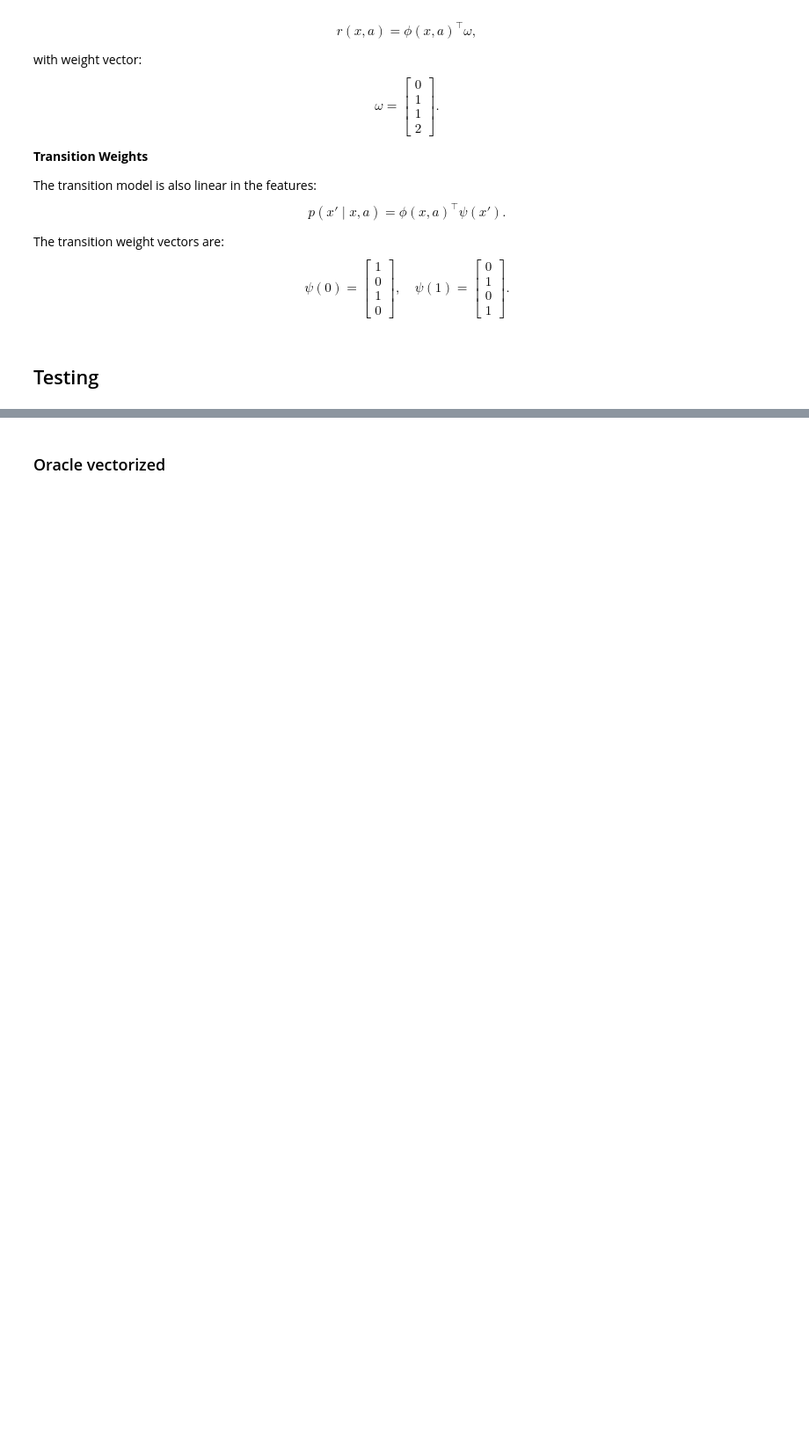
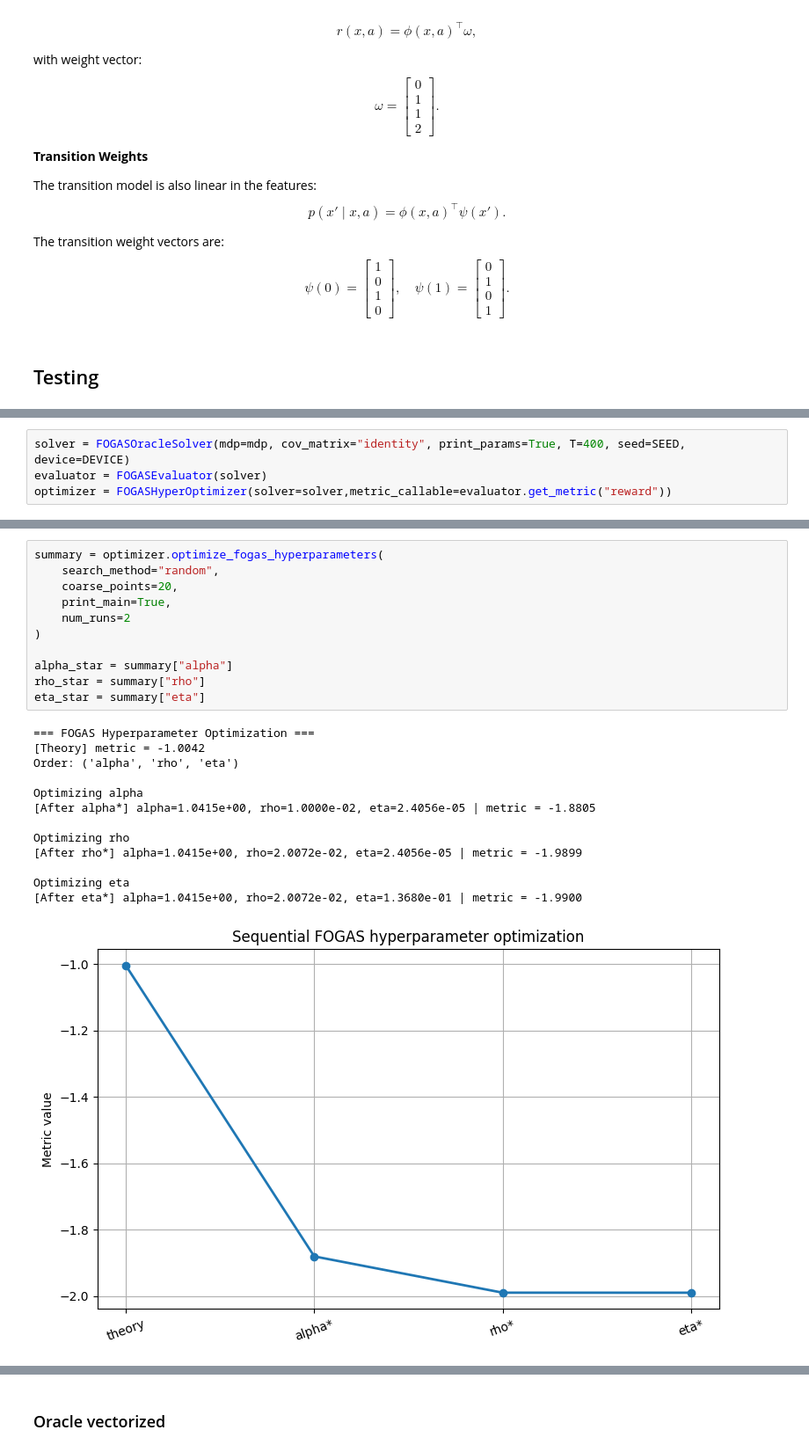
Before and after one commit to maaurod/FOGAS, a Jupyter notebook: experiments/fogas/notebooks/2State.ipynb, the cells around one changed output, grey strips where cells are left out. Shown at 88% size. Cells and saved outputs as stored; diff of their text form; blank space fills up the shorter version.

```diff
--- a/experiments/fogas/notebooks/2State.ipynb
+++ b/experiments/fogas/notebooks/2State.ipynb
@@ -168,0 +186,4 @@ mdp = PolicySolver(states=states_2d, actions=actions_2d, phi=phi, omega=omega, g
+# %%
+solver = FOGASOracleSolver(mdp=mdp, cov_matrix="identity", print_params=True, T=400, seed=SEED, device=DEVICE)
+evaluator = FOGASEvaluator(solver)
+optimizer = FOGASHyperOptimizer(solver=solver,metric_callable=evaluator.get_metric("reward"))
@@ -168,0 +208,25 @@ mdp = PolicySolver(states=states_2d, actions=actions_2d, phi=phi, omega=omega, g
+# %%
+summary = optimizer.optimize_fogas_hyperparameters(
+    search_method="random",
+    coarse_points=20,
+    print_main=True,
+    num_runs=2
+)
+
+alpha_star = summary["alpha"]
+rho_star = summary["rho"]
+eta_star = summary["eta"]
+# %% [output]
+=== FOGAS Hyperparameter Optimization ===
+[Theory] metric = -1.0042
+Order: ('alpha', 'rho', 'eta')
+
+Optimizing alpha
+[After alpha*] alpha=1.0415e+00, rho=1.0000e-02, eta=2.4056e-05 | metric = -1.8805
+
+Optimizing rho
+[After rho*] alpha=1.0415e+00, rho=2.0072e-02, eta=2.4056e-05 | metric = -1.9899
+
+Optimizing eta
+[After eta*] alpha=1.0415e+00, rho=2.0072e-02, eta=1.3680e-01 | metric = -1.9900
+[figure, added]
```
Also changed, not shown: parts of 28 cells of this notebook, 15 other files.
